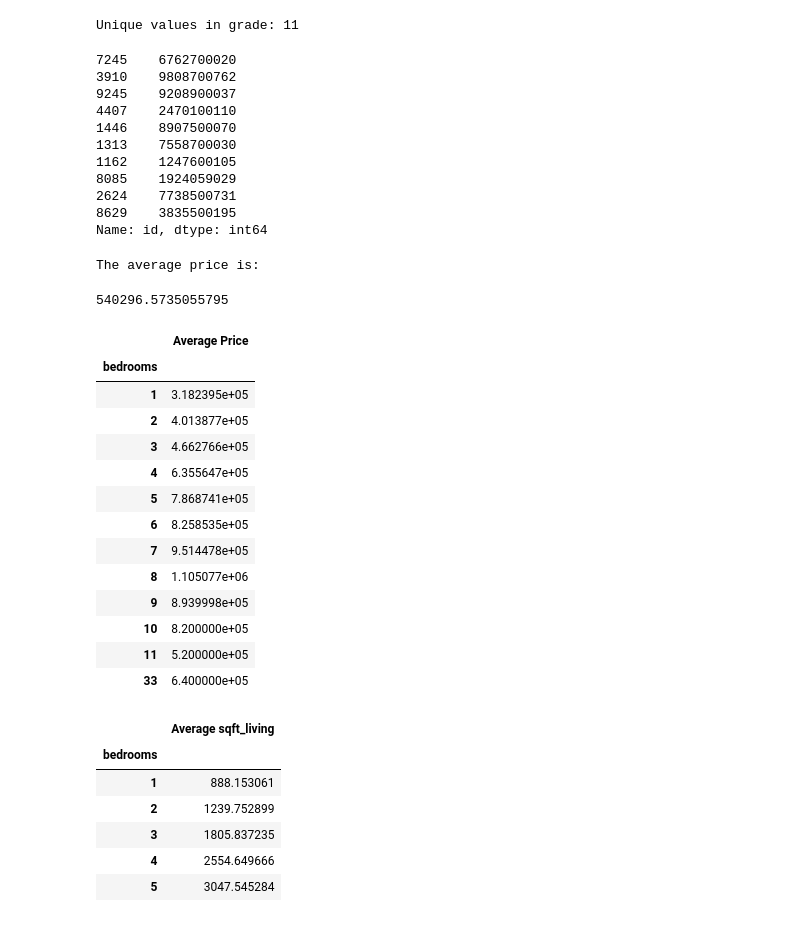
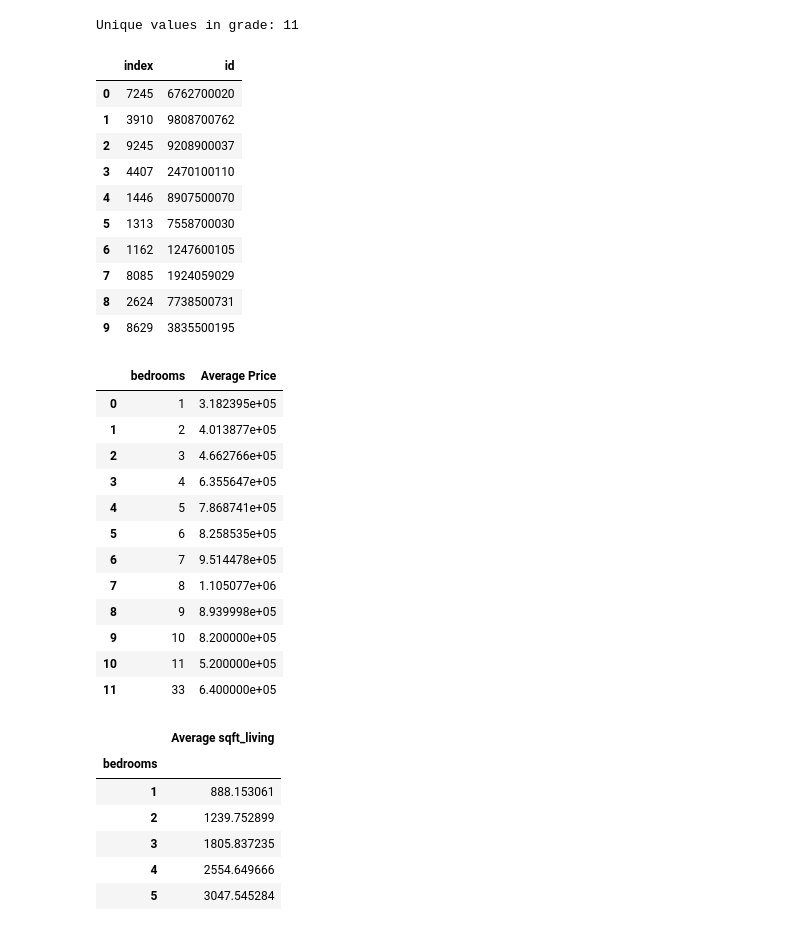
Before and after one commit to chiarab22/FinalProyect, a Jupyter notebook: Final project/python_notebook/python_questions.ipynb, the cells around one changed output. Cells and saved outputs as stored; diff of their text form; code cells hidden in the pictures.

```diff
--- a/Final project/python_notebook/python_questions.ipynb
+++ b/Final project/python_notebook/python_questions.ipynb
@@ -3,9 +3,16 @@ import pandas as pd
 import matplotlib.pyplot as plt
 import seaborn as sns
 # %%
+# 1.  Select all the data from table `house_price_data` to check if the data was imported correctly.
+
 filename = '../data/regression_data.xls'
 df = pd.read_excel(filename, header=0)
 
-print(df.shape)
+#2.  Drop the column `date` from the data frame, as we would not use it in the analysis.
+
+df.drop(labels='date', axis=1, inplace= True)
+
+# Select all the data from the table to verify if the command worked. Limit your returned results to 10.
+
 print (df.head(10))
 # %% [output]
@@ -117,45 +100,47 @@ print('Unique values in grade: ' + str(grade.size))
 # %% [output]
 Unique values in grade: 11
 # %%
+# 5.  Arrange the data in decreasing order by the price of the house. Return only the IDs of the top 10
+# most expensive houses in your data.
+
 dfordenado = df.sort_values(by="price", ascending=False) #5
-dfordenado.head(10).id
+
+dfordenado.head(10).id.reset_index()
 # %% [output]
-7245    6762700020
-3910    9808700762
-9245    9208900037
-4407    2470100110
-1446    8907500070
-1313    7558700030
-1162    1247600105
-8085    1924059029
-2624    7738500731
-8629    3835500195
-Name: id, dtype: int64
+|  | index | id |
+| 0 | 7245 | 6762700020 |
+| 1 | 3910 | 9808700762 |
+| 2 | 9245 | 9208900037 |
+| 3 | 4407 | 2470100110 |
+| 4 | 1446 | 8907500070 |
+| 5 | 1313 | 7558700030 |
+| 6 | 1162 | 1247600105 |
+| 7 | 8085 | 1924059029 |
+| 8 | 2624 | 7738500731 |
+| 9 | 8629 | 3835500195 |
 # %%
-#6
-#average price
+# 6.  What is the average price of all the properties in your data?
+
 print('The average price is: ')
 df["price"].mean()
-# %% [output]
-The average price is:
-540296.5735055795
 # %%
-#7
+# 7.1. What is the average price of the houses grouped by bedrooms? The returned result should have only two columns:
+# `Bedrooms` and `Average price`.
+
 be=df.groupby(['bedrooms'])
-be["price"].mean().to_frame("Average Price")
+be["price"].mean().to_frame("Average Price").reset_index()
 # %% [output]
-|  | Average Price |
-| bedrooms |  |
-| 1 | 3.182395e+05 |
-| 2 | 4.013877e+05 |
-| 3 | 4.662766e+05 |
-| 4 | 6.355647e+05 |
-| 5 | 7.868741e+05 |
-| 6 | 8.258535e+05 |
-| 7 | 9.514478e+05 |
-| 8 | 1.105077e+06 |
-| 9 | 8.939998e+05 |
-| 10 | 8.200000e+05 |
-| 11 | 5.200000e+05 |
-| 33 | 6.400000e+05 |
+|  | bedrooms | Average Price |
+| 0 | 1 | 3.182395e+05 |
+| 1 | 2 | 4.013877e+05 |
+| 2 | 3 | 4.662766e+05 |
+| 3 | 4 | 6.355647e+05 |
+| 4 | 5 | 7.868741e+05 |
+| 5 | 6 | 8.258535e+05 |
+| 6 | 7 | 9.514478e+05 |
+| 7 | 8 | 1.105077e+06 |
+| 8 | 9 | 8.939998e+05 |
+| 9 | 10 | 8.200000e+05 |
+| 10 | 11 | 5.200000e+05 |
+| 11 | 33 | 6.400000e+05 |
 # %%
```
Also changed, not shown: parts of 32 cells of this notebook.
